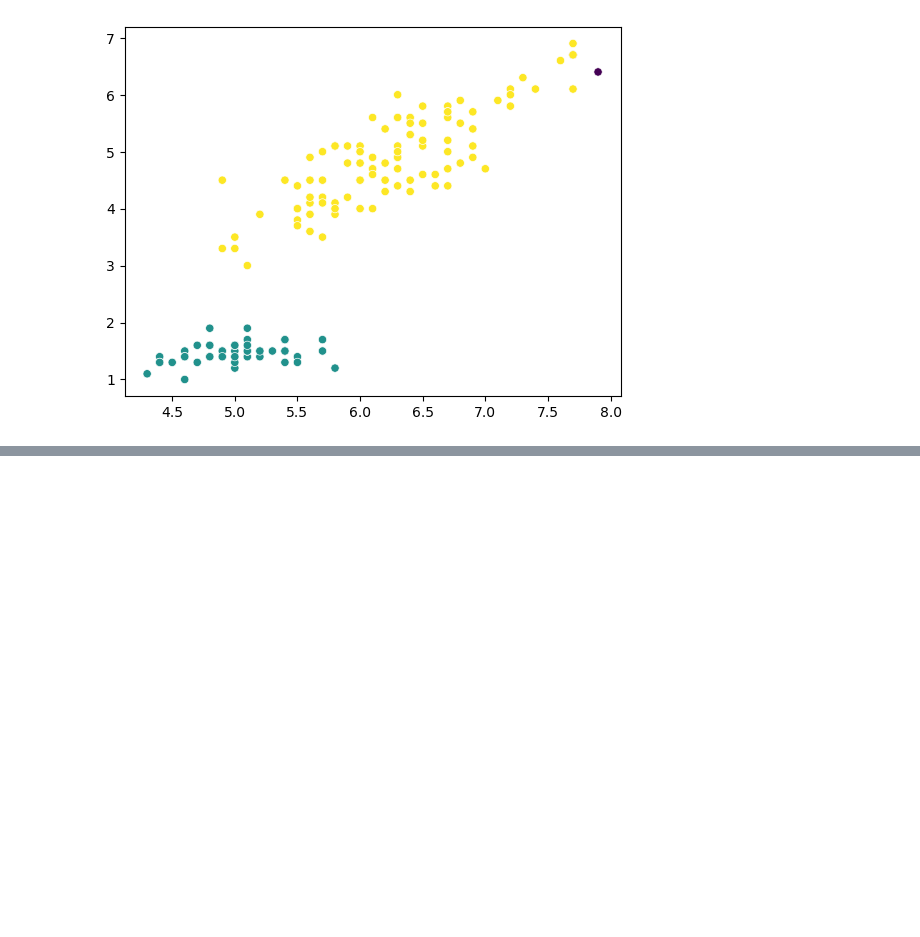
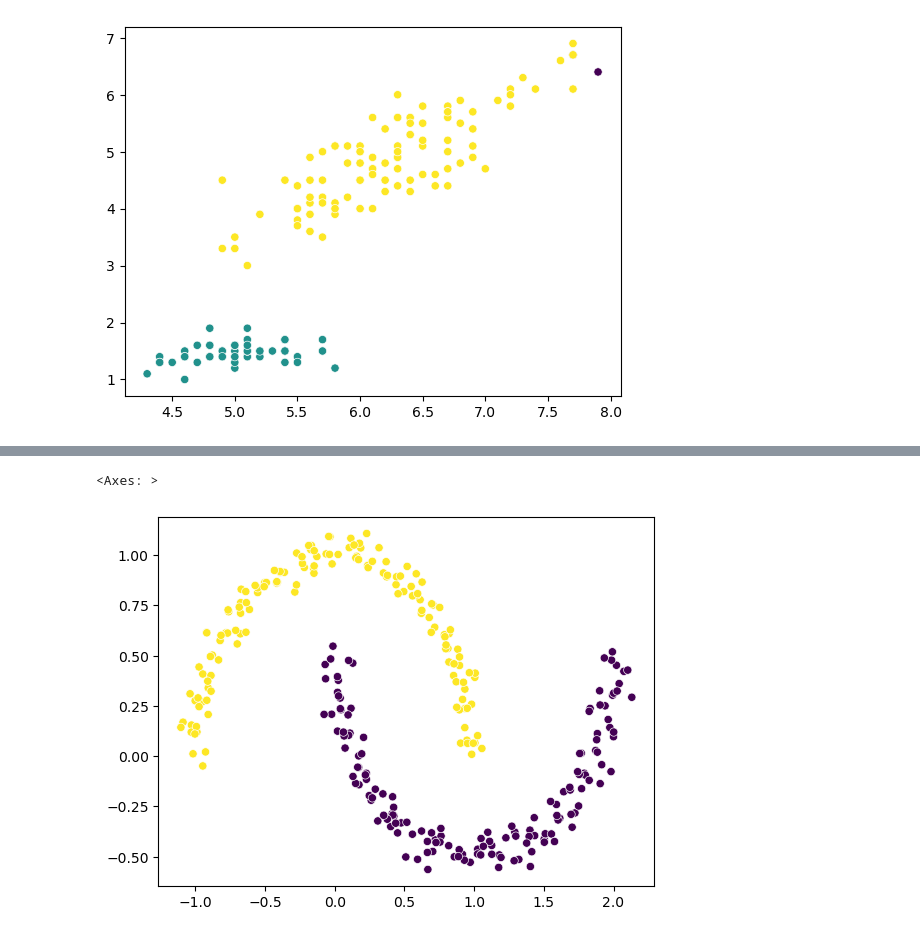
Before and after one commit to Tanmai-Thakre/Unsupervised_ML, a Jupyter notebook: Clustering/DBSCAN.ipynb, the cells around one changed output, grey strips where cells are left out. Saved outputs shown, nothing was run; the diff lists cells and outputs as text; code cells hidden in the pictures; blank space fills up the shorter version.

```diff
--- a/Clustering/DBSCAN.ipynb
+++ b/Clustering/DBSCAN.ipynb
@@ -34,0 +70,12 @@ sns.scatterplot(x=X[:,0] , y=X[:,2] , c=label)
+# %%
+# Implementing for DBSCAN
+dbscan = DBSCAN(
+    eps=0.5,
+    min_samples=5
+)
+db_label = dbscan.fit_predict(X_scaled)
+# %%
+sns.scatterplot(x=X[:,0] , y=X[:,1] ,c=db_label)
+# %% [output]
+<Axes: >
+[figure, added]
```
Also changed, not shown: parts of 8 cells of this notebook.
